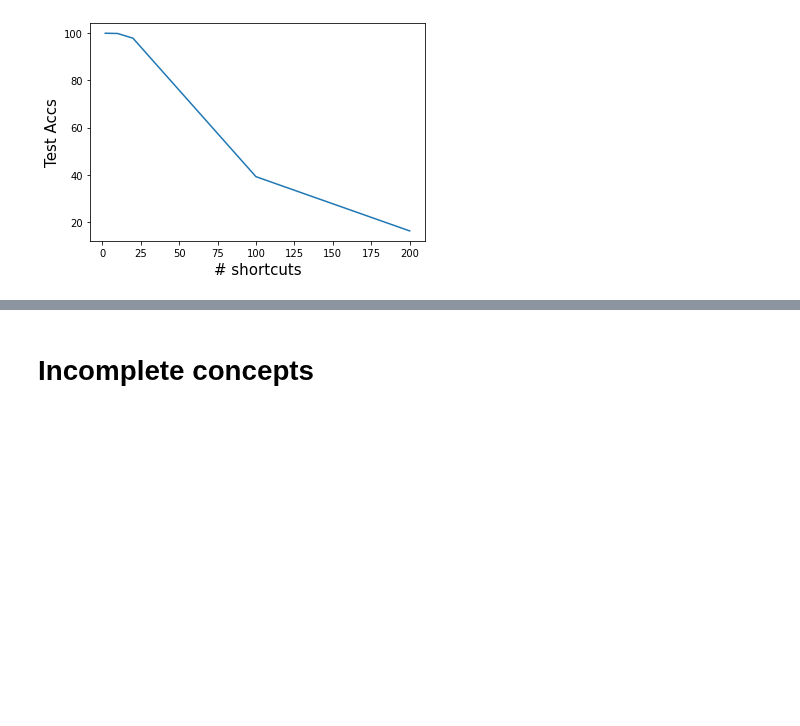
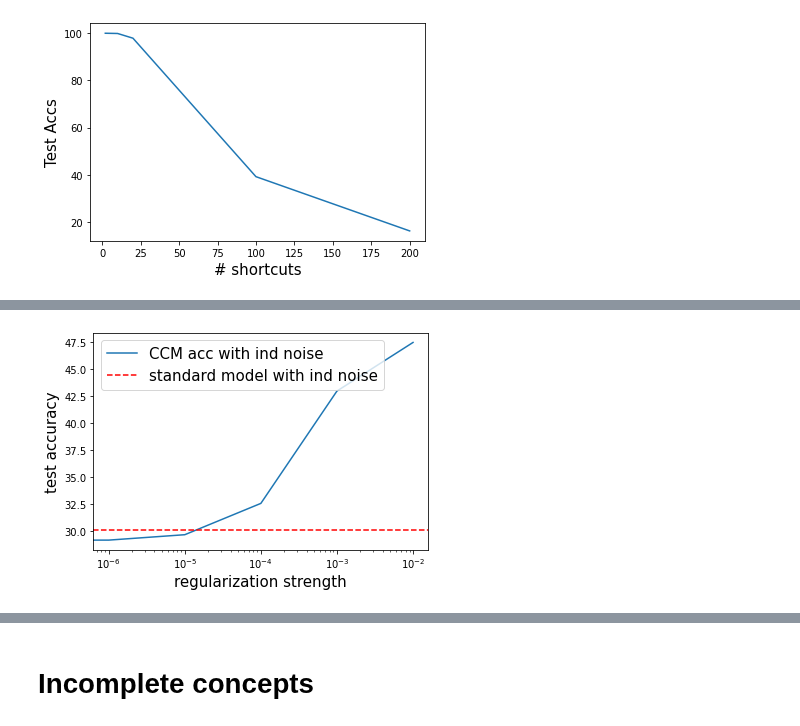
Before and after one commit to nathanwang000/ConceptCredibleModel, a Jupyter notebook: notebooks/birds_standard.ipynb, the cells around one changed output, grey strips where cells are left out. Saved outputs shown, nothing was run; the diff lists cells and outputs as text; code cells hidden in the pictures; blank space fills up the shorter version.

```diff
--- a/notebooks/birds_standard.ipynb
+++ b/notebooks/birds_standard.ipynb
@@ -279,0 +384,11 @@ plt.show()
+# %%
+# plt.semilogx(alphas, biasAccs, label='CCM acc on biased dataset')
+plt.semilogx(alphas, noiseCleanAccs, label='CCM acc with ind noise')
+plt.axhline(30.1, ls='--', color='red', label='standard model with ind noise')
+# plt.axhline(72.0, ls='--', color='orange', label='CBM')
+plt.legend(fontsize=15)
+plt.xlabel('regularization strength', fontsize=15)
+plt.ylabel('test accuracy', fontsize=15)
+plt.show()
+# %% [output]
+[figure, added]
```
Also changed, not shown: parts of 12 cells of this notebook, 2 other files.
